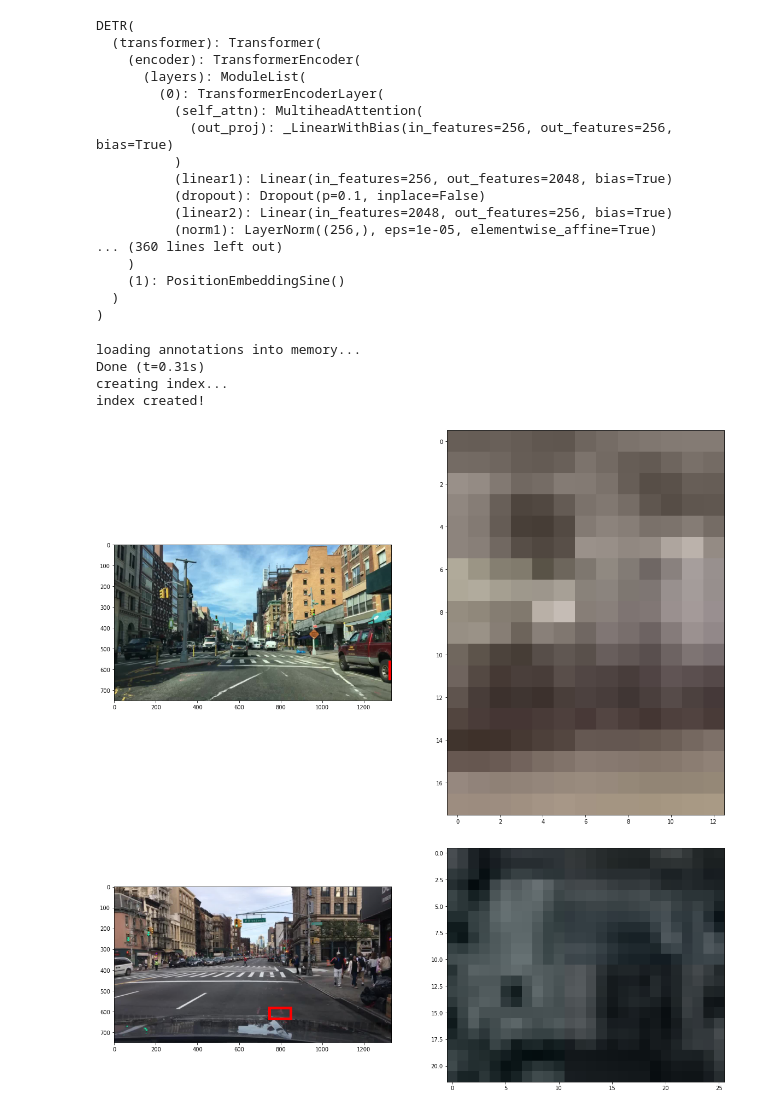
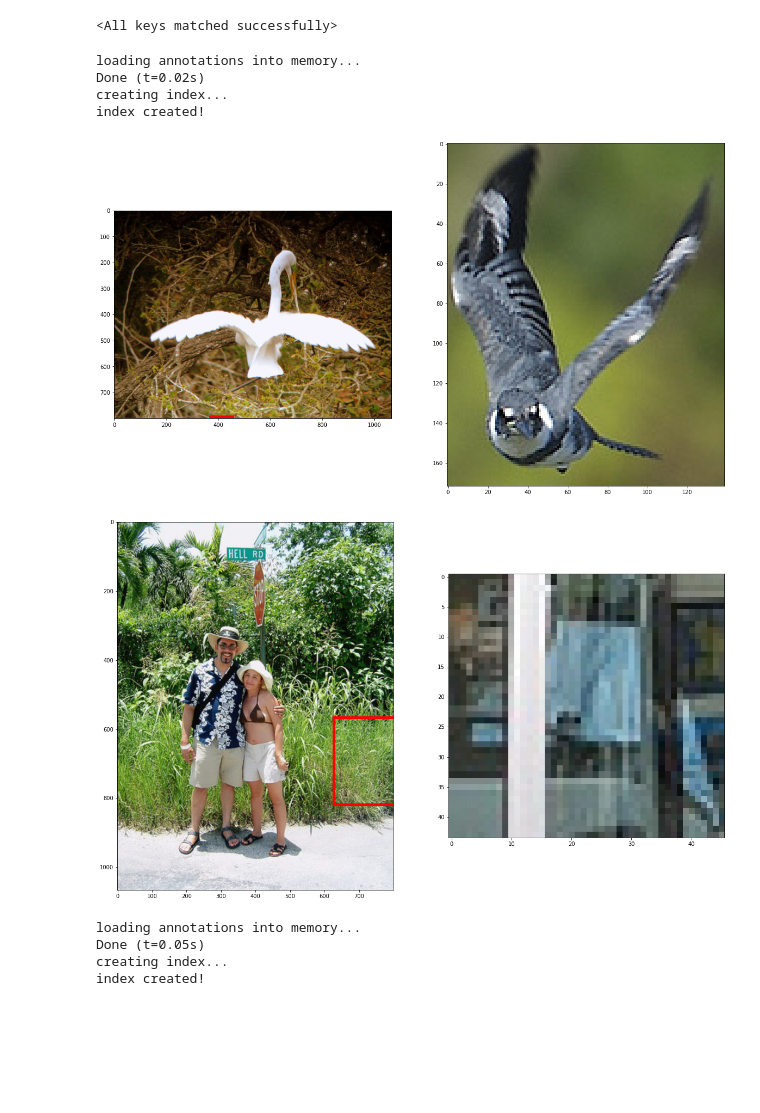
Before and after one commit to cfld/detr, a Jupyter notebook: Query_playground.ipynb, the cells around one changed output. Cells and saved outputs as stored; diff of their text form; code cells hidden in the pictures; blank space fills up the shorter version.

Commit message:
simple working model for lwll datasets

```diff
--- a/Query_playground.ipynb
+++ b/Query_playground.ipynb
@@ -42,34 +42,18 @@ transformer = Transformer(
 model = DETR(
     backbone_,
     transformer,
-    num_classes = 11,
+    num_classes = 21,
     num_queries = 100,
     aux_loss    = False,
 )
 
-checkpoint = torch.load('/home/ubuntu/detr/results/bdd_100k-day/checkpoint.pth', map_location='cpu')
+checkpoint = torch.load('/home/ubuntu/detr/results/voc2009/checkpoint.pth', map_location='cpu')
 model.load_state_dict(checkpoint['model'])
-model.to(device)
+#model.to(device)
 # %% [output]
-DETR(
-  (transformer): Transformer(
-    (encoder): TransformerEncoder(
-      (layers): ModuleList(
-        (0): TransformerEncoderLayer(
-          (self_attn): MultiheadAttention(
-            (out_proj): _LinearWithBias(in_features=256, out_features=256, bias=True)
-          )
-          (linear1): Linear(in_features=256, out_features=2048, bias=True)
-          (dropout): Dropout(p=0.1, inplace=False)
-          (linear2): Linear(in_features=2048, out_features=256, bias=True)
-          (norm1): LayerNorm((256,), eps=1e-05, elementwise_affine=True)
-... (360 lines left out)
-    )
-    (1): PositionEmbeddingSine()
-  )
-)
+<All keys matched successfully>
 # %%
-coco_path = '/home/ubuntu/admin_dataprep/external/bdd_100k-day/'
+coco_path = '/home/ubuntu/admin_dataprep/external/voc2009/'
 image_set = 'test'
 
 prob = os.path.basename(os.path.dirname(coco_path))
@@ -85,10 +69,16 @@ data_loader   = DataLoader(dataset,
                            num_workers  = 2)
 # %% [output]
 loading annotations into memory...
-Done (t=0.31s)
+Done (t=0.02s)
 creating index...
 index created!
 # %%
+def box_xyxy_to_cxcywh(x):
+    x0, y0, x1, y1 = x
+    b = [(x0 + x1) / 2, (y0 + y1) / 2,
+         (x1 - x0), (y1 - y0)]
+    return torch.stack(b, dim=-1)
+
 class UnNormalize(object):
     def __init__(self, mean, std):
         self.mean = mean
@@ -98,46 +88,46 @@ class UnNormalize(object):
         """
         Args:
             tensor (Tensor): Tensor image of size (C, H, W) to be normalized.
         Returns:
             Tensor: Normalized image.
         """
         for t, m, s in zip(tensor, self.mean, self.std):
             t.mul_(s).add_(m)
             # The normalize code -> t.sub_(m).div_(s)
         return tensor
 
 denorm = UnNormalize([0.485, 0.456, 0.406], [0.229, 0.224, 0.225])
 
 for i, (img, gt, query) in enumerate(data_loader):
     model.eval()
-    outputs = model(img.to(device), query.to(device))
+    #outputs = model(img.to(device), query.to(device))
+    outputs = model(img, query)
+
     out_logits, out_bbox = outputs['pred_logits'], outputs['pred_boxes']
     prob = F.softmax(out_logits, -1)
     scores, labels = prob[..., :-1].max(-1)
-    idx = scores.argsort().cpu().detach().numpy()[0][-1]
-    bbox  = out['pred_boxes'][0][idx].cpu().detach().numpy()
-    c,h,w = img.tensors[0].shape
+    idx = scores.argsort().cpu().detach().numpy()[0][0]
+    bbox  = out_bbox.cpu().detach()[0][idx]
+    bbox = box_xyxy_to_cxcywh(bbox)
+    c,img_w,img_h = img.tensors[0].shape
 
     fig, ax = plt.subplots(1,2, figsize=(20,40))
 
     ax[0].imshow(denorm(img.tensors[0]).permute(1,2,0))
     ax[1].imshow(denorm(query.tensors[0]).permute(1,2,0))
 
-
-
-
-
-
-    rect = patches.Rectangle((int(bbox[0]*w),
-                              int(bbox[1]*h)),
-                              bbox[2]*w,
-                              bbox[3]*h,
-                             linewidth=5,edgecolor='r',facecolor='none')
+    rect = patches.Rectangle((bbox[0]*img_w,
+                              bbox[1]*img_h),
+                              bbox[2]*img_w,
+                              bbox[3]*img_h,
+                              linewidth=5,
+                              edgecolor='r',
+                              facecolor='none')
 
     # Add the patch to the Axes
     ax[0].add_patch(rect)
     if i == 1:
         break
 # %% [output]
-[figure, old version]
+[figure, new version]
-[figure, old version]
+[figure, new version]
@@ -143,0 +276,7 @@ for i, (img, gt, query) in enumerate(data_loader):
+# %%
+dataset = build_lwll()
+# %% [output]
+loading annotations into memory...
+Done (t=0.05s)
+creating index...
+index created!
```
Also changed, not shown: parts of 2 cells of this notebook, 5 other files.
